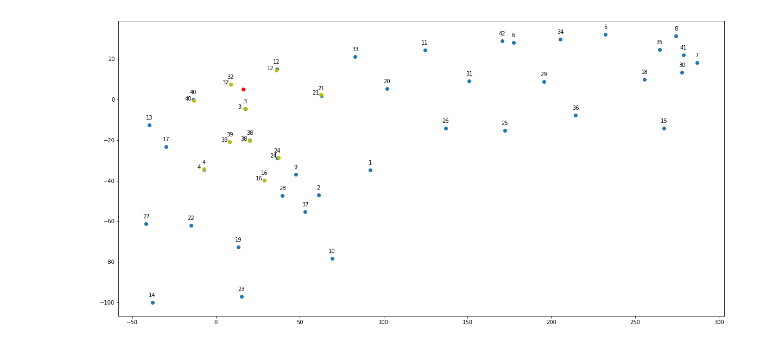
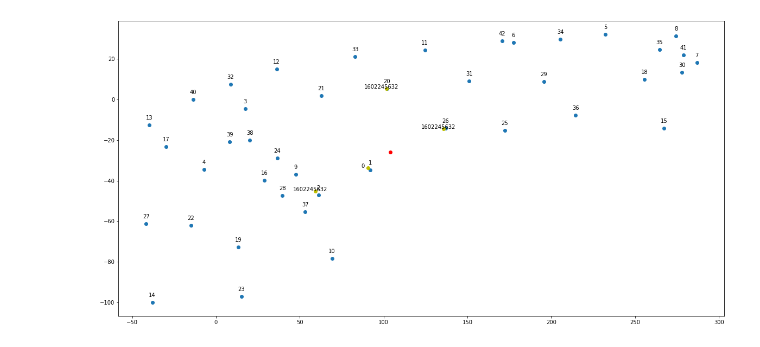
Before and after one commit to leizhao3/CarND-Kidnapped-Vehicle-Project, a Jupyter notebook: data/map_data.ipynb, the cells around one changed output. Drawn from its saved outputs; the diff is of its cells as text; code cells hidden in the pictures.

```diff
--- a/data/map_data.ipynb
+++ b/data/map_data.ipynb
@@ -33,38 +33,38 @@ closest_landmark = landmark_ID
 plt.scatter(x,y)
 for i in range(len(x)):
 
     # this method is called for each point
     plt.annotate(landmark_ID[i], # this is the text
                  (x[i],y[i]), # this is the point to label
                  textcoords="offset points", # how to position the text
                  xytext=(0,10), # distance from text to points (x,y)
                  ha='center') # horizontal alignment can be left, right or center
 
-particle = [1.619205e+01,4.999608e+00,2.940692e-01]
+particle = [1.038598e+02,-2.591200e+01,3.429132e+00]
 particle_x = particle[0]
 particle_y = particle[1]
 particle_theta = particle[2]
 plt.scatter(particle_x,particle_y,c='r')
 
 
-obs_map_x = [8.858448e+00,1.732327e+01,3.587551e+01,2.009494e+01,8.217894e+00,-1.340344e+01,3.739575e+01,-6.980249e+00,2.892201e+01,6.258026e+01]
-obs_map_y = [7.474303e+00,-4.524871e+00,1.442934e+01,-2.032131e+01,-2.083230e+01,-4.569559e-01,-2.864124e+01,-3.419123e+01,-3.975640e+01,2.465614e+00]
-obs_map_label = [32,3,12,38,39,40,24,4,16,21]
+obs_map_x = [9.073868e+01,1.018101e+02,1.357554e+02,5.930588e+01]
+obs_map_y = [-3.357570e+01,5.298689e+00,-1.453659e+01,-4.529769e+01]
+obs_map_label = [0,1602245632,1602245632,1602245632]
 plt.scatter(obs_map_x,obs_map_y,c='y')
 
 for i in range(len(obs_map_x)):
     plt.annotate(obs_map_label[i], # this is the text
                  (obs_map_x[i],obs_map_y[i]), # this is the point to label
                  textcoords="offset points", # how to position the text
                  xytext=(-10,0), # distance from text to points (x,y)
                  ha='center') # horizontal alignment can be left, right or center
 
 
 
 
 plt.show()
 # %% [output]
-[figure, old version]
+[figure, new version]
 # %%
 input_cpp = [2.0923              ,4.9948              ,11.3453              ,-0.544243]
 obs_x = input_cpp[0]
```
Also changed, not shown: 1 other file.
